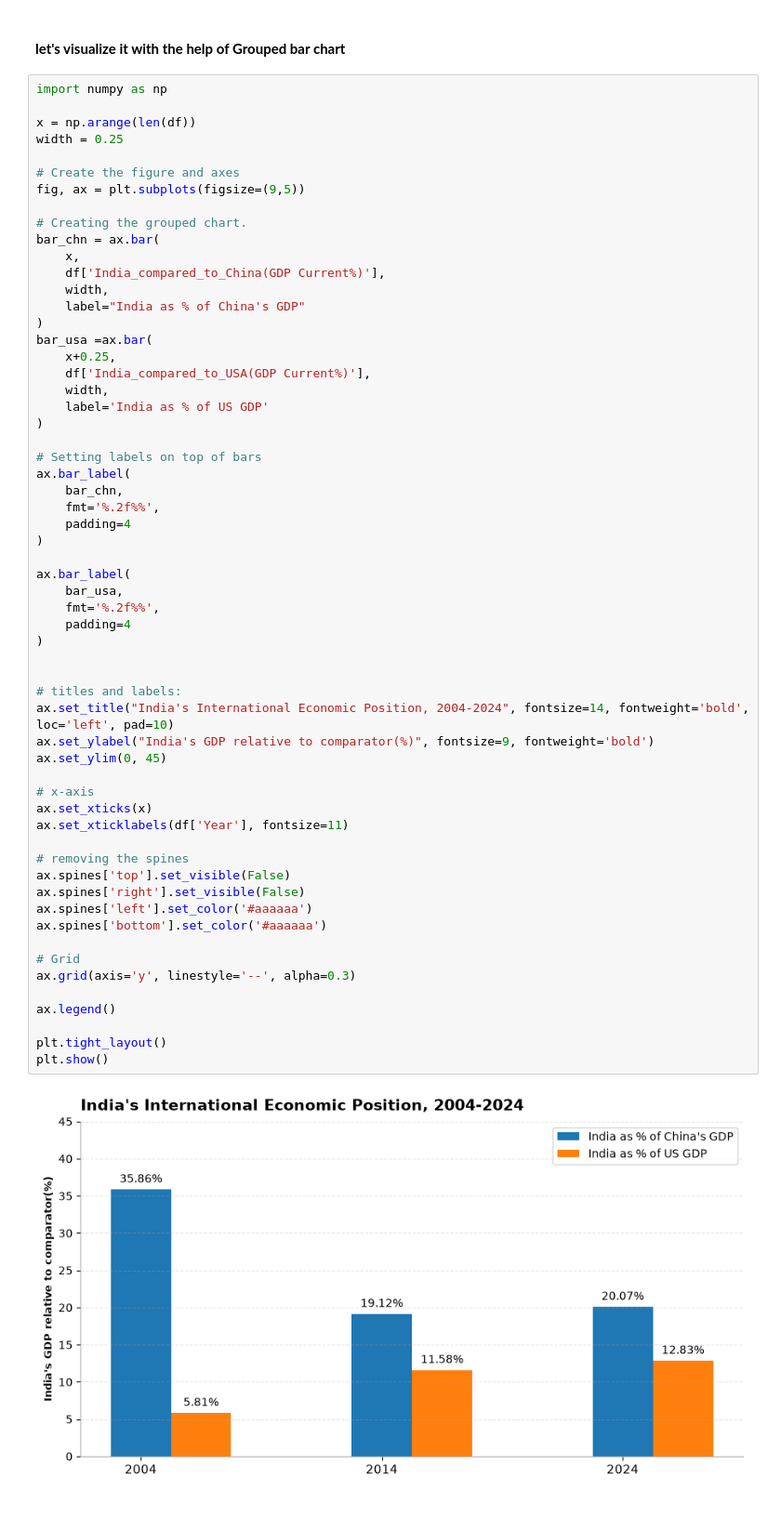
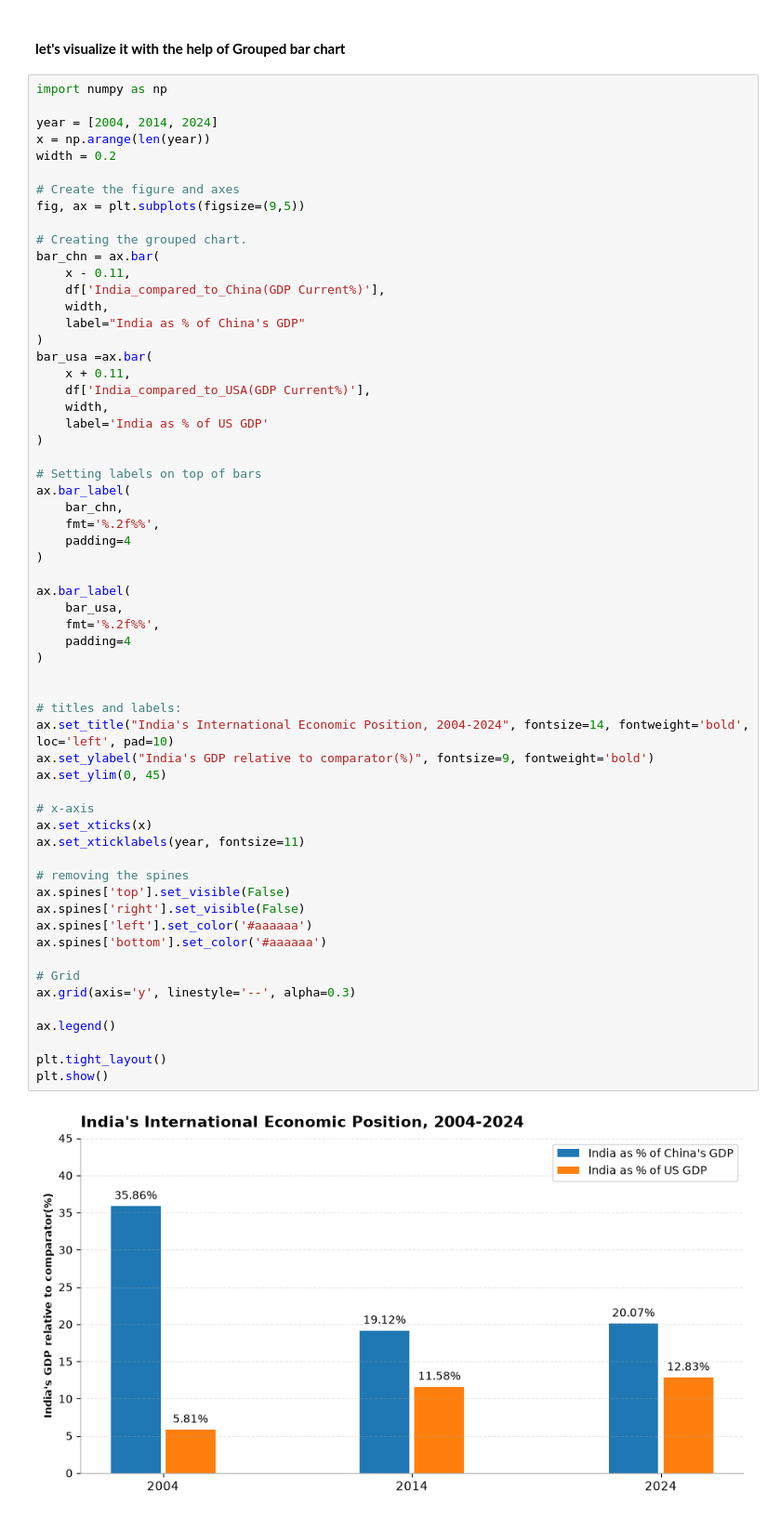
Before and after one commit to sohail-ansari0023/Indias_economic_changes, a Jupyter notebook: Dimension_1/Analysis.ipynb, the cells around one changed output. Shown at 93% size. Saved outputs shown, nothing was run; the diff lists cells and outputs as text.

```diff
--- a/Dimension_1/Analysis.ipynb
+++ b/Dimension_1/Analysis.ipynb
@@ -1461,21 +1504,22 @@ df
 # %%
 import numpy as np
 
-x = np.arange(len(df))
-width = 0.25
+year = [2004, 2014, 2024]
+x = np.arange(len(year))
+width = 0.2
 
 # Create the figure and axes
 fig, ax = plt.subplots(figsize=(9,5))
 
 # Creating the grouped chart.
 bar_chn = ax.bar(
-    x,
+    x - 0.11,
     df['India_compared_to_China(GDP Current%)'],
     width,
     label="India as % of China's GDP"
 )
 bar_usa =ax.bar(
-    x+0.25,
+    x + 0.11,
     df['India_compared_to_USA(GDP Current%)'],
     width,
     label='India as % of US GDP'
@@ -1490,32 +1534,32 @@ ax.bar_label(
 
 ax.bar_label(
     bar_usa,
     fmt='%.2f%%',
     padding=4
 )
 
 
 # titles and labels:
 ax.set_title("India's International Economic Position, 2004-2024", fontsize=14, fontweight='bold', loc='left', pad=10)
 ax.set_ylabel("India's GDP relative to comparator(%)", fontsize=9, fontweight='bold')
 ax.set_ylim(0, 45)
 
 # x-axis
 ax.set_xticks(x)
-ax.set_xticklabels(df['Year'], fontsize=11)
+ax.set_xticklabels(year, fontsize=11)
 
 # removing the spines
 ax.spines['top'].set_visible(False)
 ax.spines['right'].set_visible(False)
 ax.spines['left'].set_color('#aaaaaa')
 ax.spines['bottom'].set_color('#aaaaaa')
 
 # Grid
 ax.grid(axis='y', linestyle='--', alpha=0.3)
 
 ax.legend()
 
 plt.tight_layout()
 plt.show()
 # %% [output]
-[figure, old version]
+[figure, new version]
```
Also changed, not shown: parts of 18 cells of this notebook.
